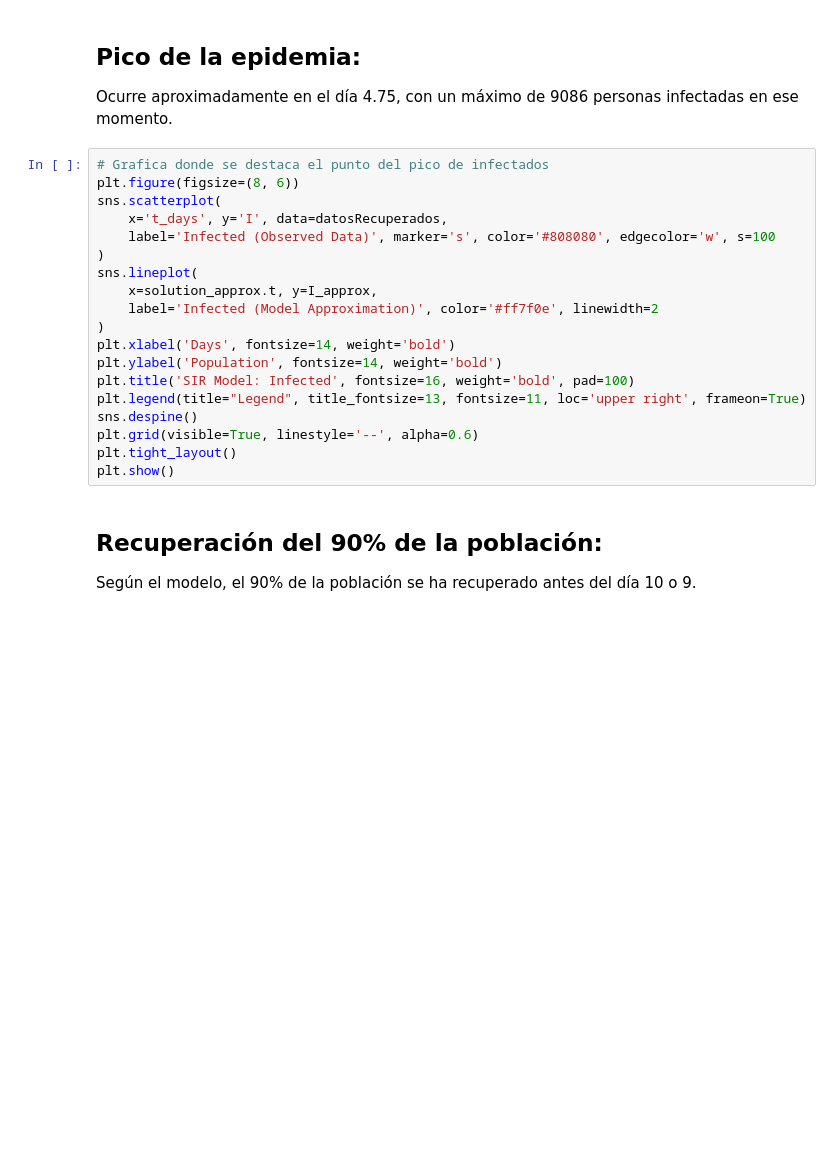
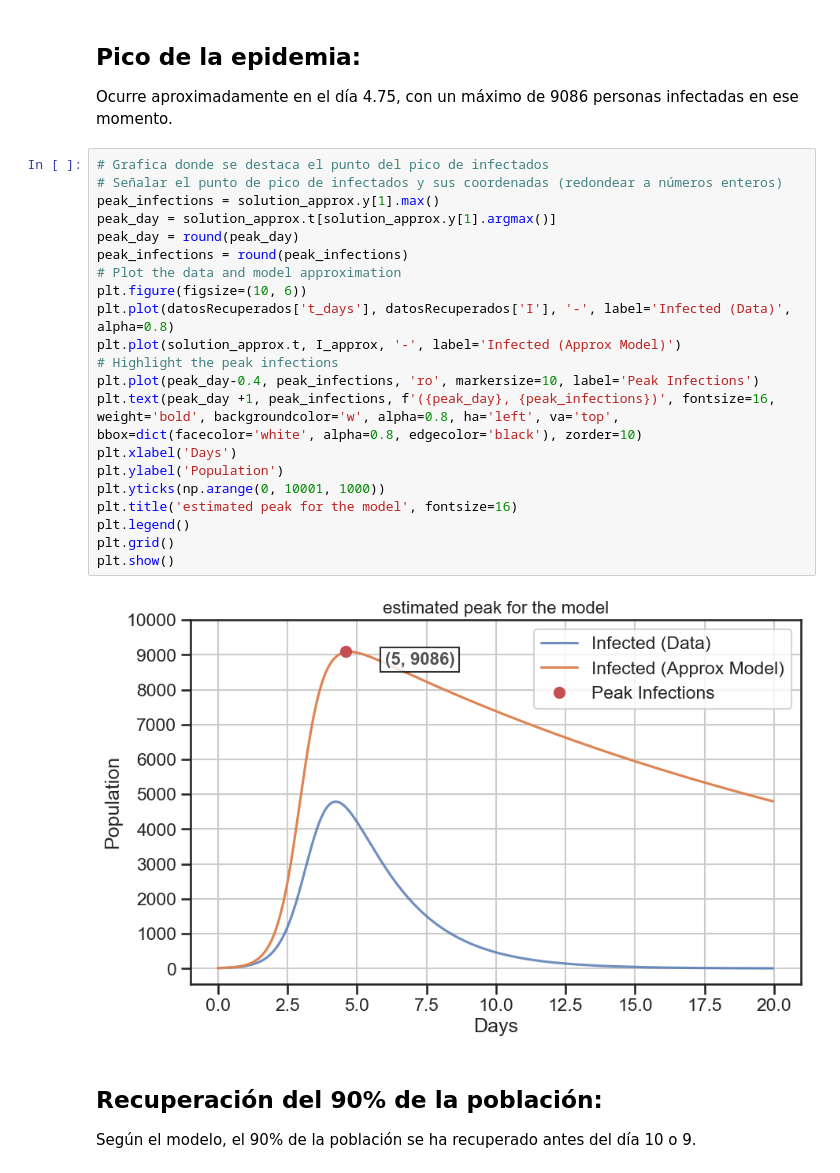
Before and after one commit to JsebastianUVPRQ/classical_trajectory, a Jupyter notebook: Intro_modeling_math/tll/penaloza_juan.ipynb, the cells around one changed output. Cells and saved outputs as stored; diff of their text form; blank space fills up the shorter version.

```diff
--- a/Intro_modeling_math/tll/penaloza_juan.ipynb
+++ b/Intro_modeling_math/tll/penaloza_juan.ipynb
@@ -314,23 +321,27 @@ plt.show()
 Ocurre aproximadamente en el día 4.75, con un máximo de 9086 personas infectadas en ese momento.
 # %%
 # Grafica donde se destaca el punto del pico de infectados
-plt.figure(figsize=(8, 6))
-sns.scatterplot(
-    x='t_days', y='I', data=datosRecuperados,
-    label='Infected (Observed Data)', marker='s', color='#808080', edgecolor='w', s=100
-)
-sns.lineplot(
-    x=solution_approx.t, y=I_approx,
-    label='Infected (Model Approximation)', color='#ff7f0e', linewidth=2
-)
-plt.xlabel('Days', fontsize=14, weight='bold')
-plt.ylabel('Population', fontsize=14, weight='bold')
-plt.title('SIR Model: Infected', fontsize=16, weight='bold', pad=100)
-plt.legend(title="Legend", title_fontsize=13, fontsize=11, loc='upper right', frameon=True)
-sns.despine()
-plt.grid(visible=True, linestyle='--', alpha=0.6)
-plt.tight_layout()
+# Señalar el punto de pico de infectados y sus coordenadas (redondear a números enteros)
+peak_infections = solution_approx.y[1].max()
+peak_day = solution_approx.t[solution_approx.y[1].argmax()]
+peak_day = round(peak_day)
+peak_infections = round(peak_infections)
+# Plot the data and model approximation
+plt.figure(figsize=(10, 6))
+plt.plot(datosRecuperados['t_days'], datosRecuperados['I'], '-', label='Infected (Data)', alpha=0.8)
+plt.plot(solution_approx.t, I_approx, '-', label='Infected (Approx Model)')
+# Highlight the peak infections
+plt.plot(peak_day-0.4, peak_infections, 'ro', markersize=10, label='Peak Infections')
+plt.text(peak_day +1, peak_infections, f'({peak_day}, {peak_infections})', fontsize=16, weight='bold', backgroundcolor='w', alpha=0.8, ha='left', va='top', bbox=dict(facecolor='white', alpha=0.8, edgecolor='black'), zorder=10)
+plt.xlabel('Days')
+plt.ylabel('Population')
+plt.yticks(np.arange(0, 10001, 1000))
+plt.title('estimated peak for the model', fontsize=16)
+plt.legend()
+plt.grid()
 plt.show()
+# %% [output]
+[figure, added]
 # %% [markdown]
 ## Recuperación del 90% de la población:
 Según el modelo, el 90% de la población se ha recuperado antes del día 10 o 9.
```
Also changed, not shown: parts of 1 cell of this notebook.
